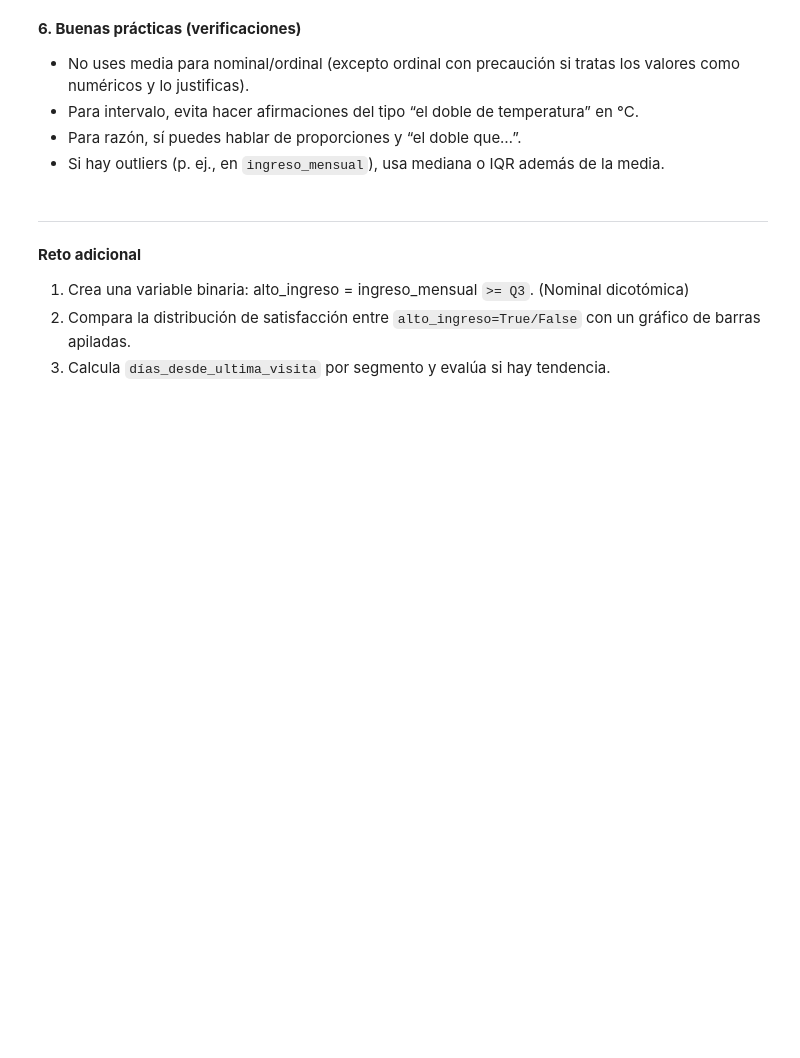
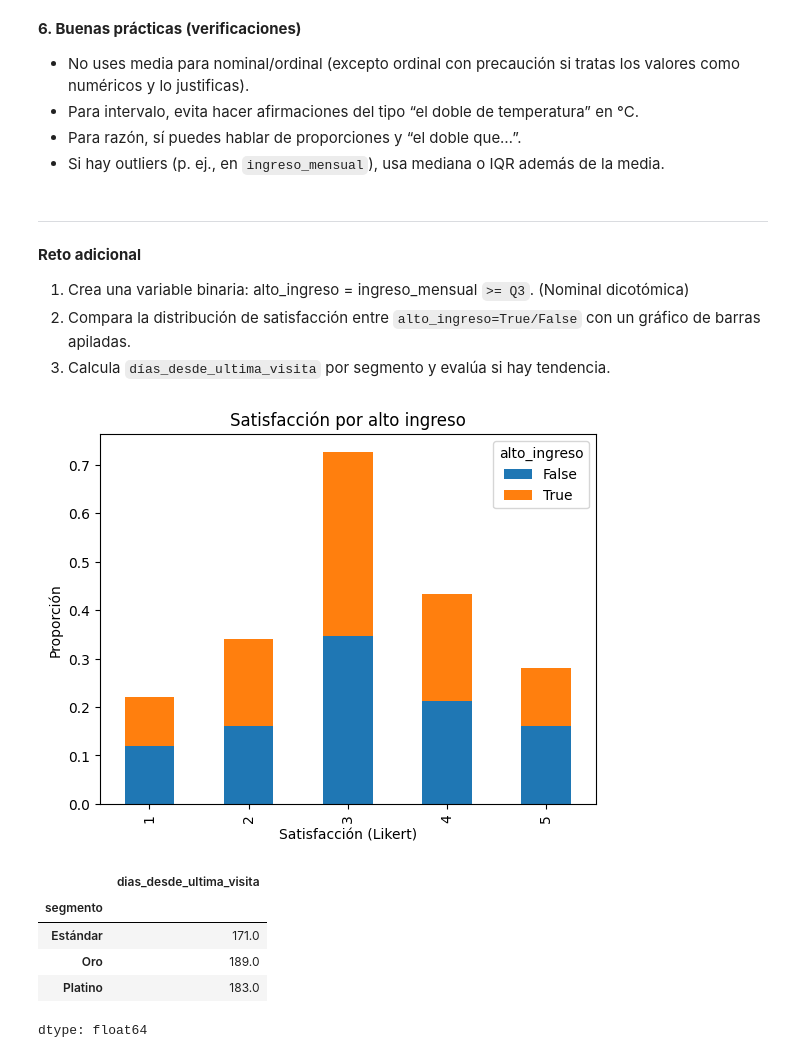
Before and after one commit to JAPV180370/mineria_datos, a Jupyter notebook: mineria_datos.ipynb, the cells around one changed output. Drawn from its saved outputs; the diff is of its cells as text; code cells hidden in the pictures; blank space fills up the shorter version.

```diff
--- a/mineria_datos.ipynb
+++ b/mineria_datos.ipynb
@@ -1565,3 +1581,31 @@ np.float64(-0.040233892283196265)
 1. Crea una variable binaria: alto_ingreso = ingreso_mensual `>= Q3`. (Nominal dicotómica)
 2. Compara la distribución de satisfacción entre `alto_ingreso=True/False` con un gráfico de barras apiladas.
 3. Calcula `días_desde_ultima_visita` por segmento y evalúa si hay tendencia.
+# %%
+# 1. Calcula el tercer cuartil (Q3) de 'ingreso_mensual'.
+Q3 = df["ingreso_mensual"].quantile(0.75)
+# Crea una nueva columna 'alto_ingreso' que es True si el ingreso es >= Q3, y False en caso contrario.
+# Luego convierte esta columna a tipo 'category'.
+df["alto_ingreso"] = (df["ingreso_mensual"] >= Q3).astype("category")
+
+# 2. Genera una tabla de contingencia cruzada entre 'satisfaccion' y 'alto_ingreso'.
+# 'normalize="columns"' calcula las proporciones dentro de cada columna (alto_ingreso True/False).
+tabla = pd.crosstab(df["satisfaccion"], df["alto_ingreso"], normalize="columns").round(3)
+# Crea un gráfico de barras apiladas a partir de la tabla de contingencia.
+tabla.plot(kind="bar", stacked=True, title="Satisfacción por alto ingreso")
+# Establece las etiquetas de los ejes y muestra el gráfico.
+plt.xlabel("Satisfacción (Likert)"); plt.ylabel("Proporción"); plt.show()
+
+# 3. Agrupa el DataFrame por 'segmento' y calcula la mediana de 'dias_desde_ultima_visita'.
+# 'observed=False' asegura que todas las categorías del segmento se incluyan, incluso si están vacías.
+dias_seg = df.groupby("segmento", observed=False)["dias_desde_ultima_visita"].median()
+# Muestra los resultados de la mediana de días desde la última visita por segmento.
+dias_seg
+# %% [output]
+[figure, added]
+|  | dias_desde_ultima_visita |
+| segmento |  |
+| Estándar | 171.0 |
+| Oro | 189.0 |
+| Platino | 183.0 |
+dtype: float64
```
Also changed, not shown: parts of 3 cells of this notebook.
